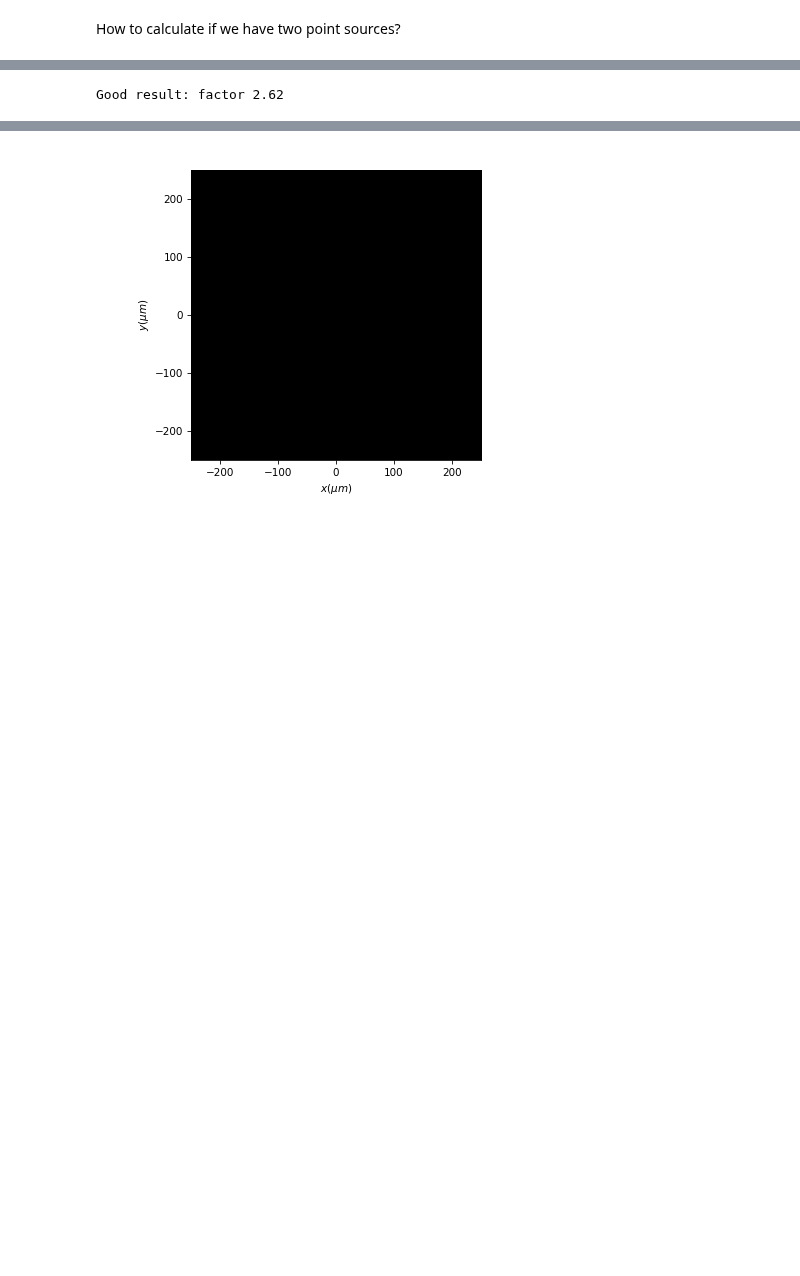
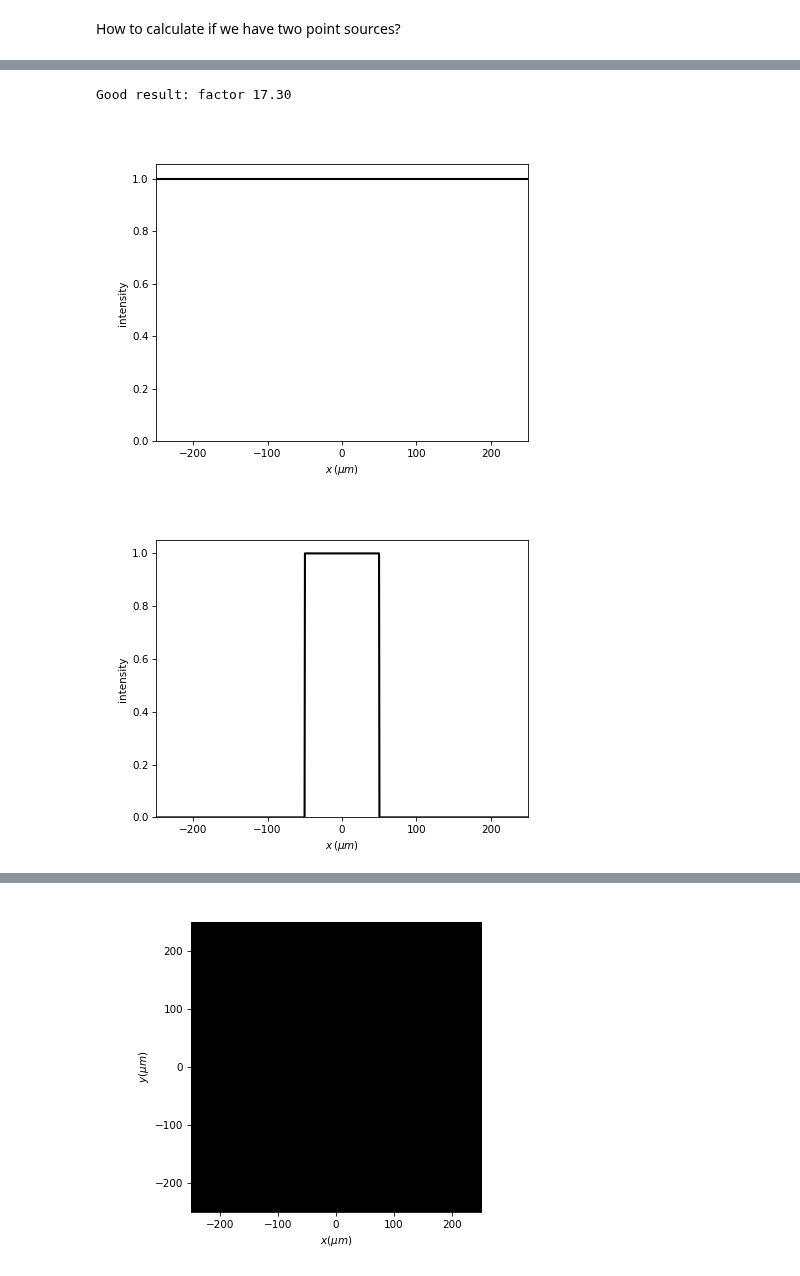
Before and after one commit to DavidLanders95/MonteCarloMS, a Jupyter notebook: montecarlodiffraction_pointsource_gist.ipynb, the cells around one changed output, grey strips where cells are left out. Cells and saved outputs as stored; diff of their text form; code cells hidden in the pictures; blank space fills up the shorter version.

```diff
--- a/montecarlodiffraction_pointsource_gist.ipynb
+++ b/montecarlodiffraction_pointsource_gist.ipynb
@@ -366,8 +399,26 @@ final_image = cp.asnumpy(final_image)
+# %%
+z_prop = 7000 * um
+wavelength = 0.638 * um
+
+det_width_x = 500 * um
+slit_width = 100 * um
+det_width_y = 0 * um
+
+num_px_det_x = 1000
+num_px_det_y  = 1
+
+det_px_width_x = det_width_x / num_px_det_x
+det_px_width_y = det_width_y / num_px_det_y
+
+det_yx_coords, samp_yx_coords, det_yx_idx, samp_yx_idx = setup_coordinates_slit(det_width_x, det_width_y, num_px_det_x, num_px_det_y,
+                                                                                det_px_width_x, det_px_width_y, slit_width / 2)
 # %%
-u2 = diffractio_rs_aperture_1D(x0=det_yx_coords[1, 0, :],
+u2 = diffractio_rs_aperture_1D(x0=det_yx_coords[:, 1],
                                 z_prop=z_prop,
                                 wavelength=wavelength,
-                                aperture_width=samp_width_x,
-                                draw_inputs=False)
+                                aperture_width=slit_width,
+                                draw_inputs=True)
 # %% [output]
-Good result: factor 2.62
+Good result: factor 17.30
+[figure, added]
+[figure, added]
```
Also changed, not shown: parts of 15 cells of this notebook.
